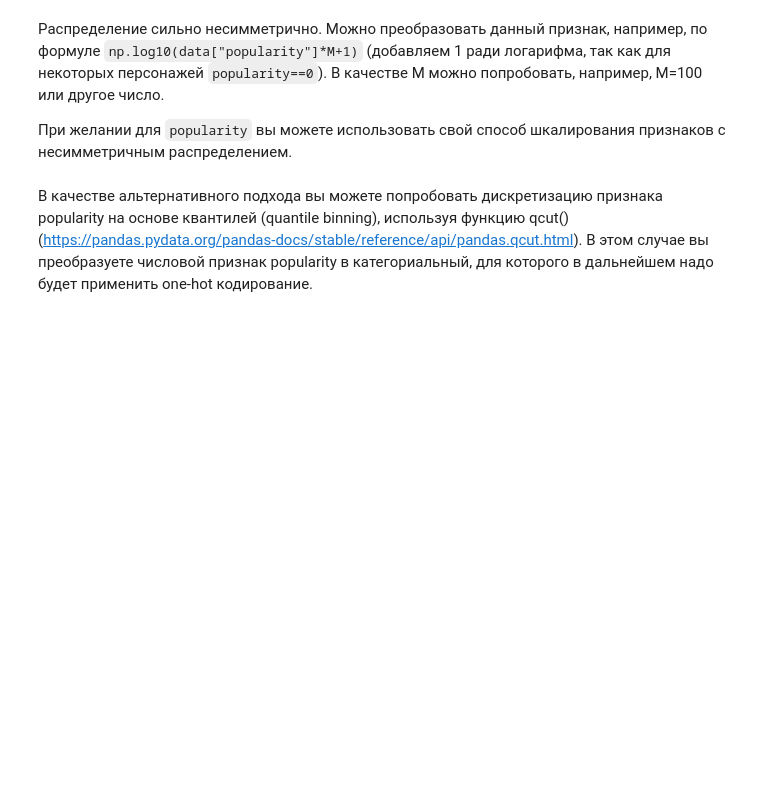
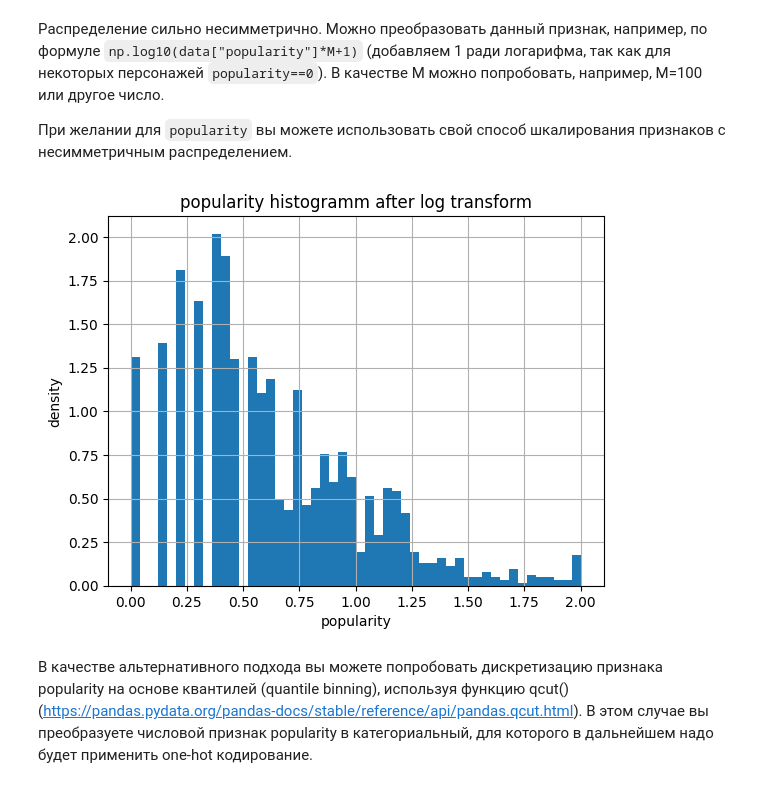
Before and after one commit to GodNaoborot/Deep-Learning-School-2026, a Jupyter notebook: week_01_ml_intro/Homework/hw_1_game_of_thrones.ipynb, the cells around one changed output. Drawn from its saved outputs; the diff is of its cells as text; code cells hidden in the pictures; blank space fills up the shorter version.

```diff
--- a/week_01_ml_intro/Homework/hw_1_game_of_thrones.ipynb
+++ b/week_01_ml_intro/Homework/hw_1_game_of_thrones.ipynb
@@ -148,6 +203,19 @@ data.describe(include = [...]).T[['count', 'min', 'max']]
 Распределение сильно несимметрично. Можно преобразовать данный признак, например, по формуле `np.log10(data["popularity"]*M+1)` (добавляем 1 ради логарифма, так как для некоторых персонажей `popularity==0`). В качестве M можно попробовать, например, M=100 или другое число.
 
 При желании для `popularity` вы можете использовать свой способ шкалирования признаков с несимметричным распределением.
+# %%
+M = 100
+data['popularity'] = np.log10(data['popularity'] * M + 1)
+# %%
+plt.hist(data['popularity'], density=True, bins=50)
+
+plt.grid(True)
+plt.xlabel('popularity')
+plt.ylabel('density')
+plt.title('popularity histogramm after log transform')
+plt.show()
+# %% [output]
+[figure, added]
 # %% [markdown]
 В качестве альтернативного подхода вы можете попробовать дискретизацию признака popularity на основе квантилей (quantile binning), используя функцию qcut() (https://pandas.pydata.org/pandas-docs/stable/reference/api/pandas.qcut.html). В этом случае вы преобразуете числовой признак popularity в категориальный, для которого в дальнейшем надо будет применить one-hot кодирование.
 # %% [markdown]
```
Also changed, not shown: parts of 18 cells of this notebook.
